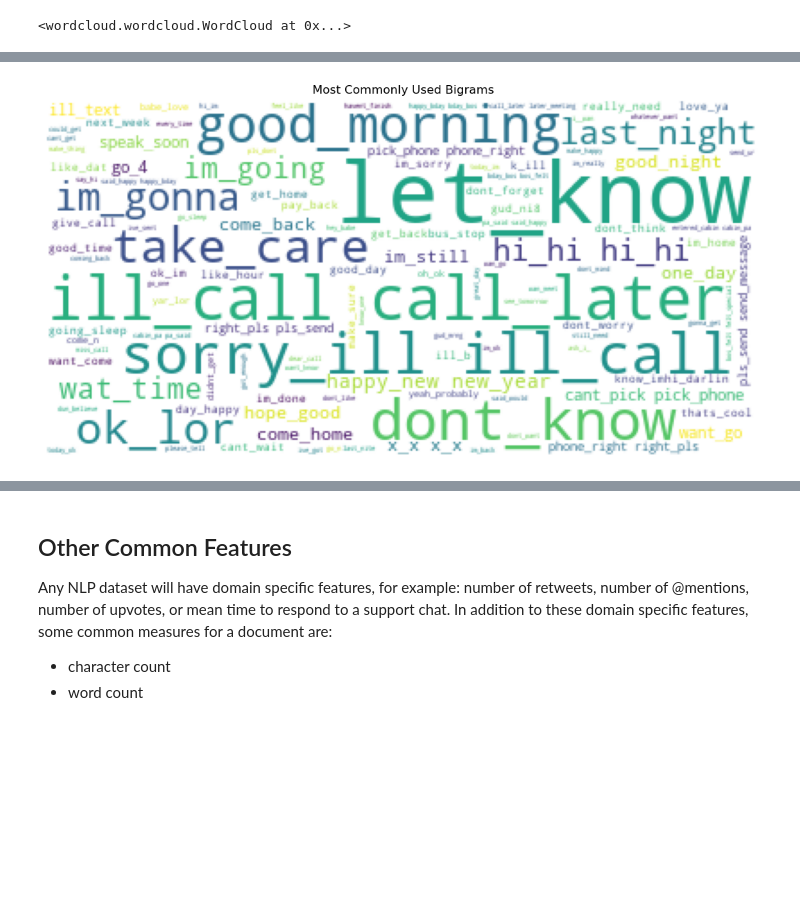
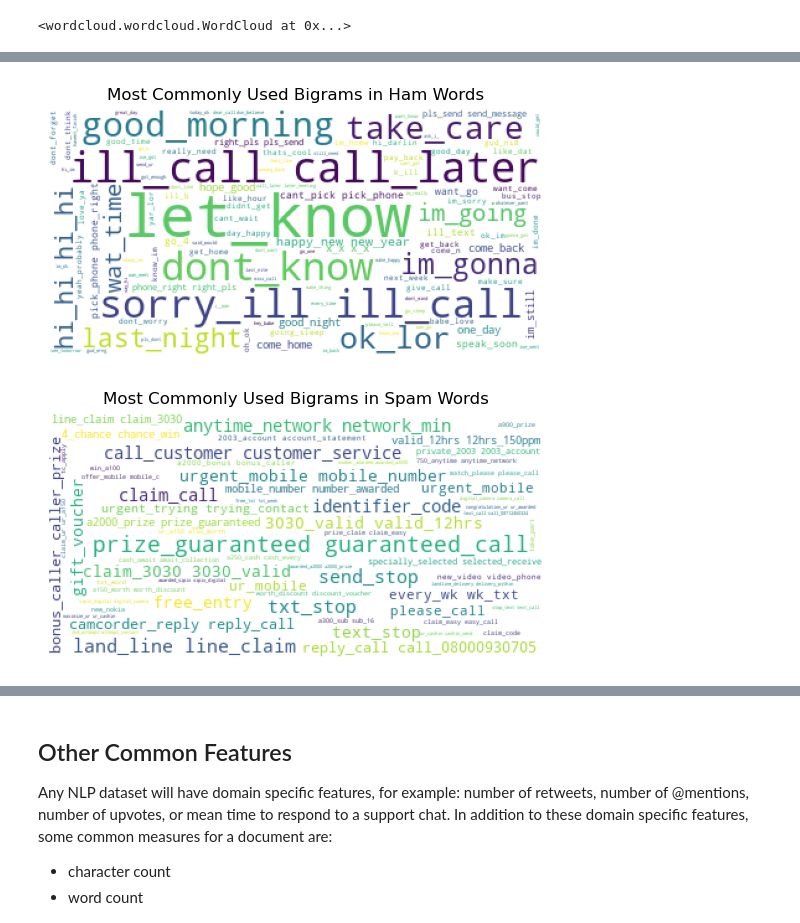
Before and after one commit to caroline-miller0921/natural-language-processing-exercises, a Jupyter notebook: explore.ipynb, the cells around one changed output, grey strips where cells are left out. Cells and saved outputs as stored; diff of their text form; code cells hidden in the pictures; blank space fills up the shorter version.

```diff
--- a/explore.ipynb
+++ b/explore.ipynb
@@ -309,8 +330,17 @@ bigrams = [thing[0] + '_' + thing[1] for thing in nltk.bigrams(ham_words)]
 # %%
 img = WordCloud(background_color='White', ).generate(' '.join(bigrams))
 plt.imshow(img)
 plt.axis('off')
-plt.title('Most Commonly Used Bigrams')
+plt.title('Most Commonly Used Bigrams in Ham Words')
 plt.show()
 # %% [output]
-[figure, old version]
+[figure, new version]
+# %%
+bigrams = [thing[0] + '_' + thing[1] for thing in nltk.bigrams(spam_words)]
+img = WordCloud(background_color='White', ).generate(' '.join(bigrams))
+plt.imshow(img)
+plt.axis('off')
+plt.title('Most Commonly Used Bigrams in Spam Words')
+plt.show()
+# %% [output]
+[figure, added]
```
Also changed, not shown: parts of 43 cells of this notebook, 2 other files.
